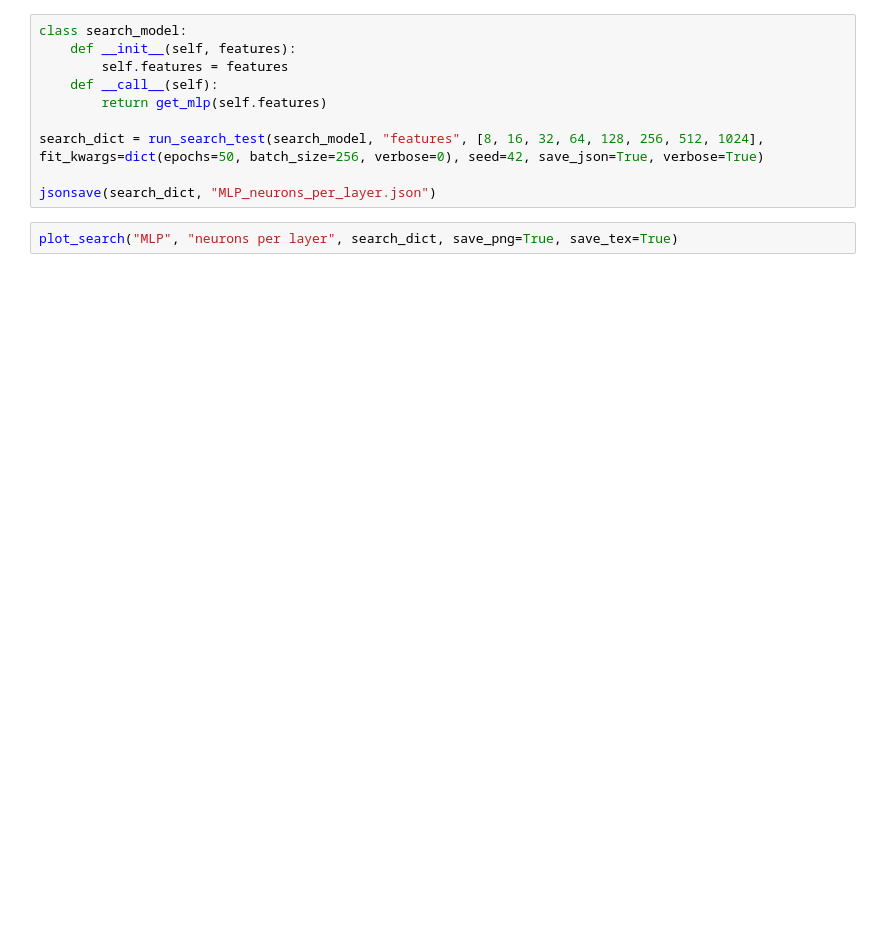
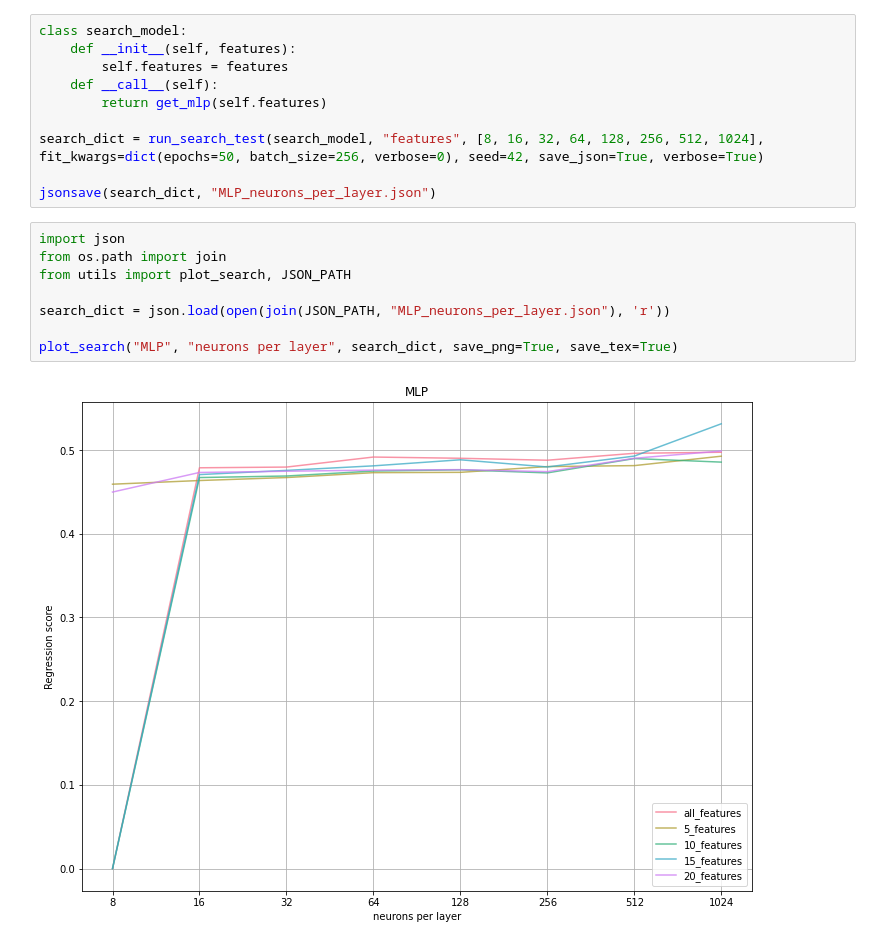
Before and after one commit to RomainGrx/LELEC2870-Project, a Jupyter notebook: 04-mlp.ipynb, the cells around one changed output. Drawn from its saved outputs; the diff is of its cells as text; blank space fills up the shorter version.

```diff
--- a/04-mlp.ipynb
+++ b/04-mlp.ipynb
@@ -43,5 +37,13 @@ class search_model:
 search_dict = run_search_test(search_model, "features", [8, 16, 32, 64, 128, 256, 512, 1024], fit_kwargs=dict(epochs=50, batch_size=256, verbose=0), seed=42, save_json=True, verbose=True)
 
 jsonsave(search_dict, "MLP_neurons_per_layer.json")
-# %%
-plot_search("MLP", "neurons per layer", search_dict, save_png=True, save_tex=True)
+# %%
+import json
+from os.path import join
+from utils import plot_search, JSON_PATH
+
+search_dict = json.load(open(join(JSON_PATH, "MLP_neurons_per_layer.json"), 'r'))
+
+plot_search("MLP", "neurons per layer", search_dict, save_png=True, save_tex=True)
+# %% [output]
+[figure, added]
```
Also changed, not shown: parts of 4 cells of this notebook, 22 other files.
